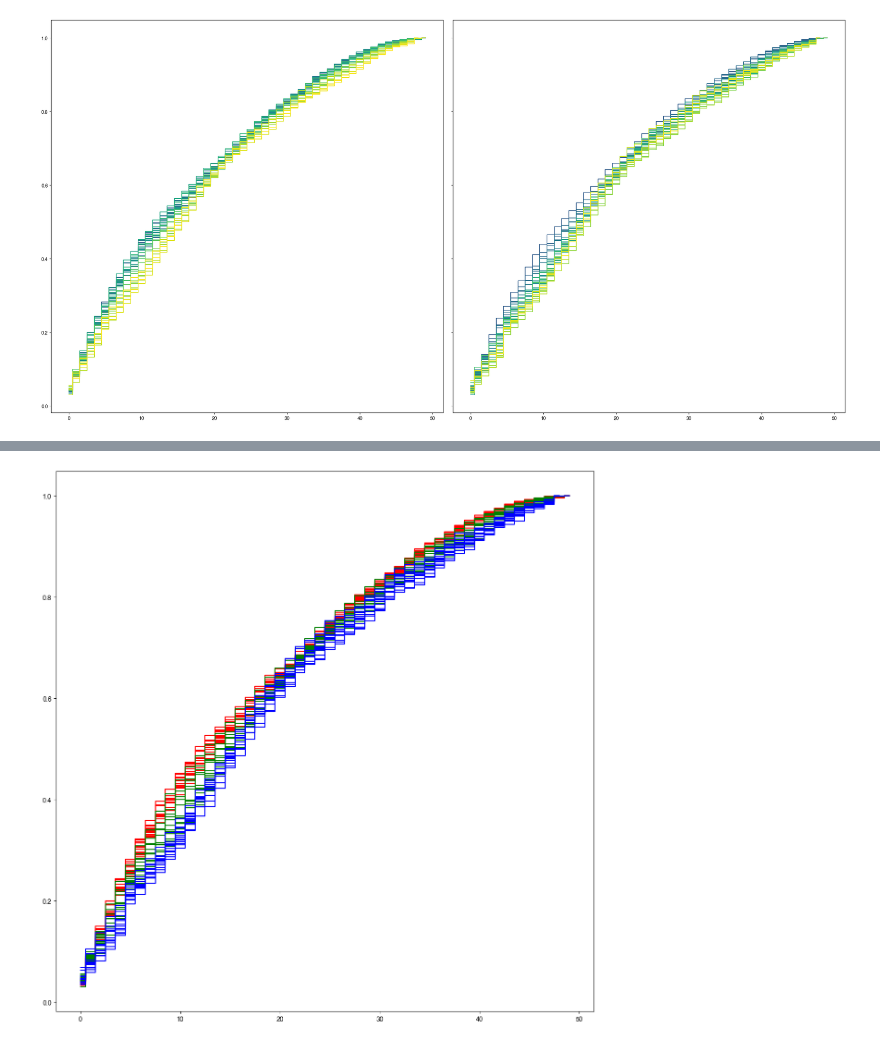
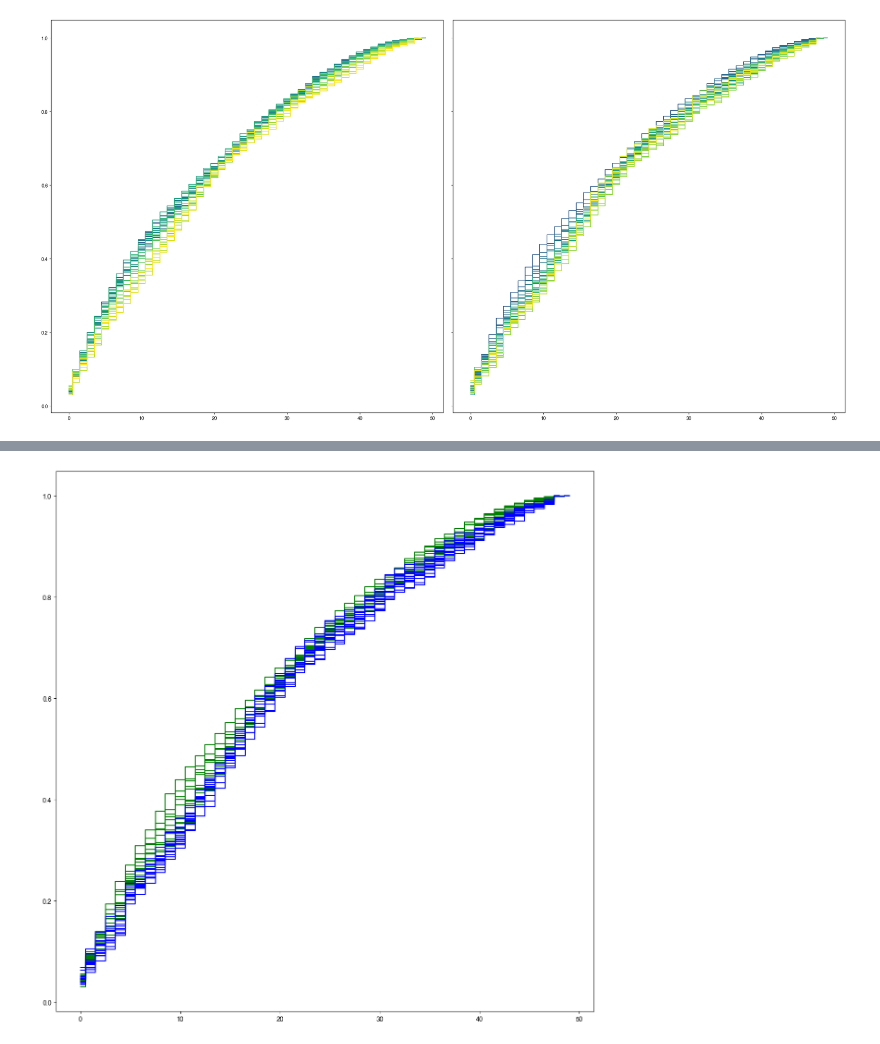
Before and after one commit to myokyunghan/stackoverflow_src_2425, a Jupyter notebook: data_availability/bert_based/C_Result_Fig2_1.ipynb, the cells around one changed output, grey strips where cells are left out. Saved outputs shown, nothing was run; the diff lists cells and outputs as text; code cells hidden in the pictures.

```diff
--- a/data_availability/bert_based/C_Result_Fig2_1.ipynb
+++ b/data_availability/bert_based/C_Result_Fig2_1.ipynb
@@ -171,7 +171,7 @@ color_list = [[
     "#35978f",  # muted teal
     "#01665e",  # deep green
     "#003c30",  # near-black green
-    "#f5f5f5"   # pale gray (neutral base)
+    "#5dade2"   # pale gray (neutral base)
 ],["#a6d96a"]*60
 
 ]
@@ -375,0 +243,2 @@ df_topic_r
+# %%
+df_topic_r['sq'] = df_topic_r['proportion'].apply(lambda x: x*x)
@@ -632,7 +625,8 @@ for key, w_range in w_range_dict.items():
 # %% [output]
 [figure]
 # %%
-w_range_dict = dict({0 : {'w' : np.arange(-52, 0, 4), 'c' : 'r'},
-                1 : {'w' : np.arange(0, 52, 4), 'c' : 'g'},
-                2:  {'w' : np.arange(52, 104,4), 'c' : 'b'}
+w_range_dict = dict({
+                0 : {'w' : np.arange(-52, 0, 4), 'c' : 'r', 'l' : '2021.11 ~ 2022.11'},
+                1 : {'w' : np.arange(0, 52, 4), 'c' : 'g', 'l' : '2022.11 ~ 2023.11'},
+                2:  {'w' : np.arange(52, 104,4), 'c' : 'b', 'l' : '2023.11 ~ 2024.11'},
                 })
@@ -638,0 +637,21 @@ w_range_dict = dict({0 : {'w' : np.arange(-52, 0, 4), 'c' : 'r'},
+# %%
+fig, axs = plt.subplots(1, 1, figsize = (12, 12), constrained_layout=True, sharey=True)
+# w_range_dict = dict({
+#                 0 : {'w' : np.arange(-52, 0, 4), 'c' : 'r'},
+#                 1 : {'w' : np.arange(0, 52, 4), 'c' : 'g'}
+#                 })
+
+
+for key, w_range in w_range_dict.items():
+    c = w_range['c']
+    l = w_range['l']
+    for w in w_range['w']:
+        df_w = df_topic_r[df_topic_r['rel_week']== w]
+        axs.step(df_w['Topic'],\
+            df_w['p_cs'], \
+            where='mid',\
+            color=c,
+            label=l
+            )
+
+axs.legend(loc='upper left')
@@ -639,16 +661,19 @@ w_range_dict = dict({0 : {'w' : np.arange(-52, 0, 4), 'c' : 'r'},
 # %%
 fig, axs = plt.subplots(1, 1, figsize = (12, 12), constrained_layout=True, sharey=True)
-colors = plt.cm.get_cmap('viridis')(np.linspace(0.3, 1, len(w_range_dict[0])))
-
+w_range_dict = dict({
+                1 : {'w' : np.arange(0, 52, 4), 'c' : 'g'}
+                ,
+                2:  {'w' : np.arange(52, 104,4), 'c' : 'b'}
+                })
 
 for key, w_range in w_range_dict.items():
     c = w_range['c']
     for w in w_range['w']:
         df_w = df_topic_r[df_topic_r['rel_week']== w]
         axs.step(df_w['Topic'],\
             df_w['p_cs'], \
             where='mid',\
             color=c
             )
 # %% [output]
-[figure, old version]
+[figure, new version]
```
Also changed, not shown: parts of 44 cells of this notebook, 1 other file.
